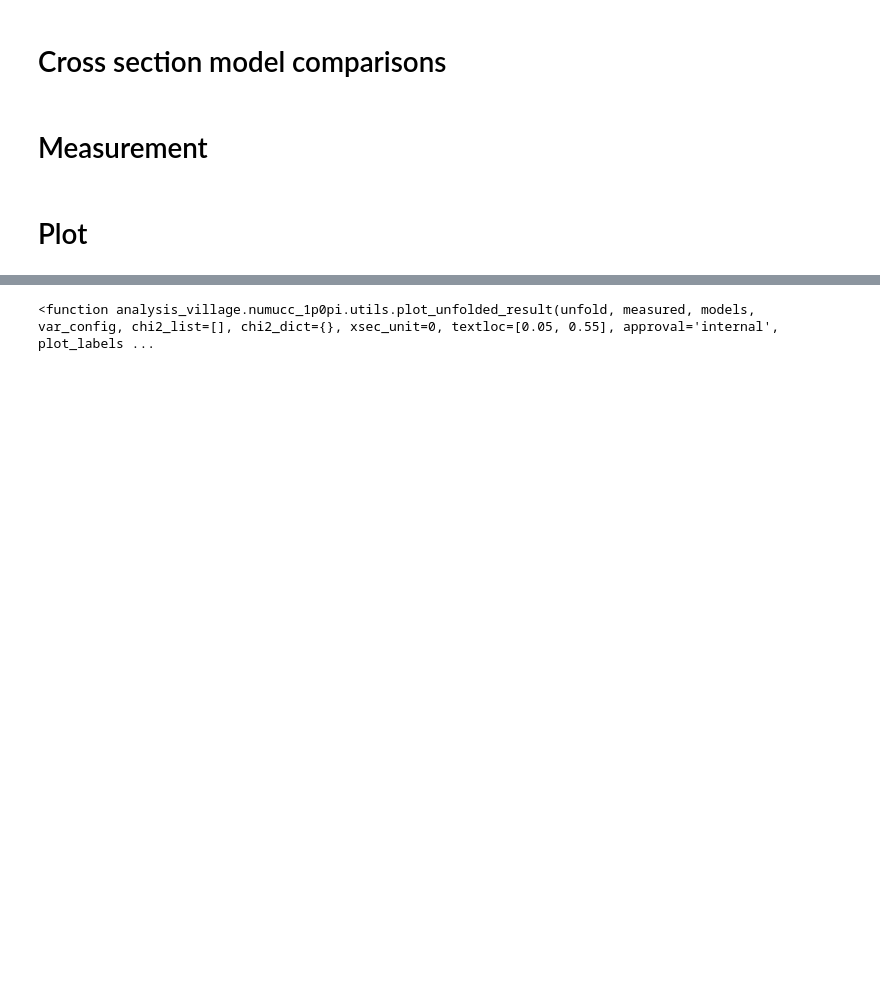
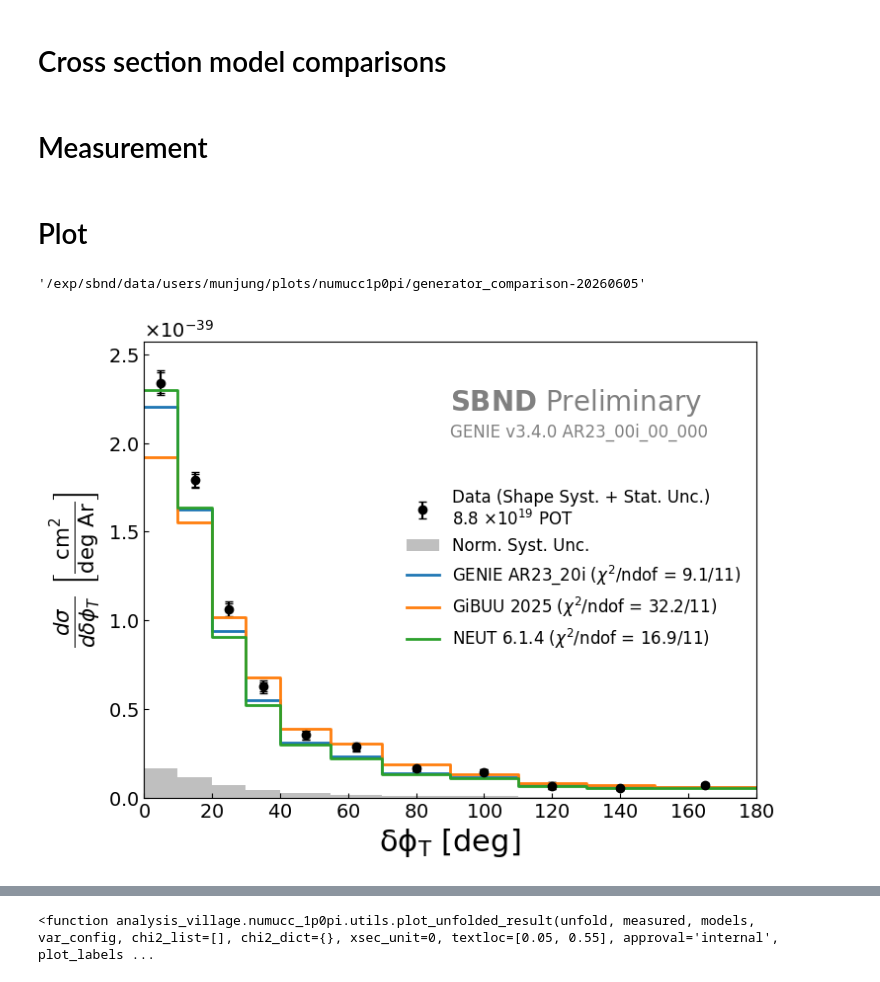
Before and after one commit to wjdanswjddl/cafpyana, a Jupyter notebook: analysis_village/numucc_1p0pi/notebooks/generator_comparison.ipynb, the cells around one changed output, grey strips where cells are left out. Saved outputs shown, nothing was run; the diff lists cells and outputs as text; code cells hidden in the pictures; blank space fills up the shorter version.

```diff
--- a/analysis_village/numucc_1p0pi/notebooks/generator_comparison.ipynb
+++ b/analysis_village/numucc_1p0pi/notebooks/generator_comparison.ipynb
@@ -250,6 +261,12 @@ chi2_list = {
 # %%
-var_names = ["dpt", "dphit", "dalphat"]
-bins = [VariableConfig.tki_del_Tp().bins, VariableConfig.tki_del_alpha().bins, VariableConfig.tki_del_phi().bins]
+var_names = ["dpt", "dalphat", "dphit", "mu_p", "proton_p", "mu_dir_z", "proton_dir_z"]
+bins = [VariableConfig.tki_del_Tp().bins,
+        VariableConfig.tki_del_alpha().bins,
+        VariableConfig.tki_del_phi().bins,
+        VariableConfig.muon_momentum().bins,
+        VariableConfig.proton_momentum().bins,
+        VariableConfig.muon_direction().bins,
+        VariableConfig.proton_direction().bins]
 
 filename = "/pnfs/sbnd/persistent/users/apapadop/neut/bnb.sbnd.neut_6_1_4_numu_cc_gen1_flux.flat.root/neut.flat.root"
 neut_cache = get_flatcaf_signals(filename, var_names, bins)
@@ -312,0 +340,30 @@ plt.rcParams['figure.dpi'] = 300
+# %%
+save_fig = True
+save_fig_dir
+# %% [output]
+'/exp/sbnd/data/users/munjung/plots/numucc1p0pi/generator_comparison-20260605'
+# %%
+models = {"GENIE AR23_20i": [unfold_cache[var_config.var_save_name]["model"], "C0"],
+          "GiBUU 2025": [gibuu_cache[genie_var_name] / 1000, "C1"],
+          "NEUT 6.1.4": [neut_cache[genie_var_name] , "C2"]}
+          # "SF": sf_cache[genie_var_name] ,
+        #   "NuWro 26": [nuwro_cache[genie_var_name], "C3"] } #,  "AR23": nevts_dict["GENIE AR23"]}
+
+xsec_unit = unfold_cache[var_config.var_save_name]["ret_signal_hists"]["nevts_allmc"] / models["GENIE AR23_20i"][0]
+measured = unfold_cache[var_config.var_save_name]["measured"]
+unfold = unfold_cache[var_config.var_save_name]["unfold"]
+
+save_name = f"{save_fig_dir}/{var_config.var_save_name}-xsec_comparison-generators"
+plot_unfolded_result(unfold,
+                    measured,
+                    models,
+                    var_config,
+                    xsec_unit=1/np.unique(xsec_unit)[0],
+                    save_fig=save_fig,
+                    save_name=save_name,
+                    textloc=[0.5, 0.9],
+                    approval="preliminary",
+                    data=True,
+                    closure_test=False)
+# %% [output]
+[figure, added]
```
Also changed, not shown: parts of 13 cells of this notebook, 3 other files.
